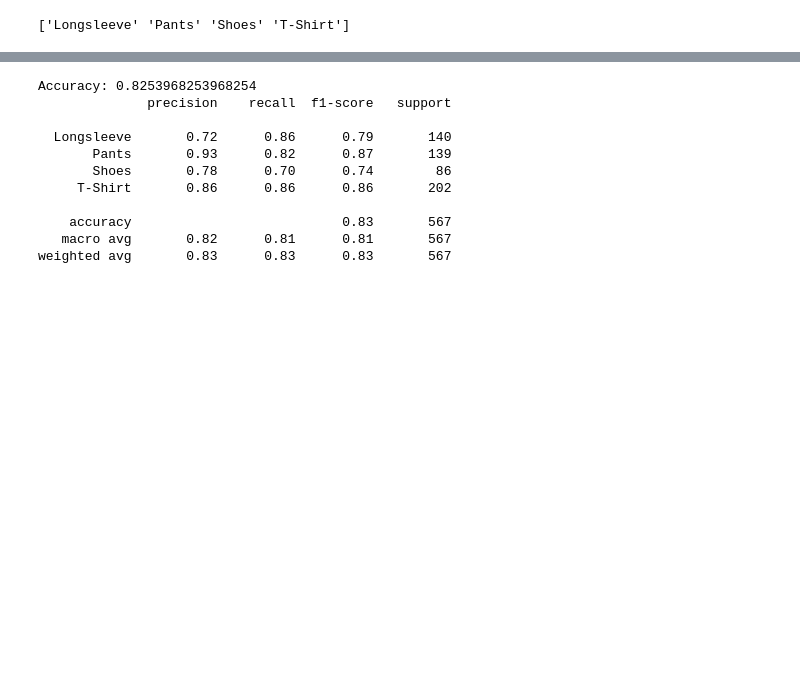
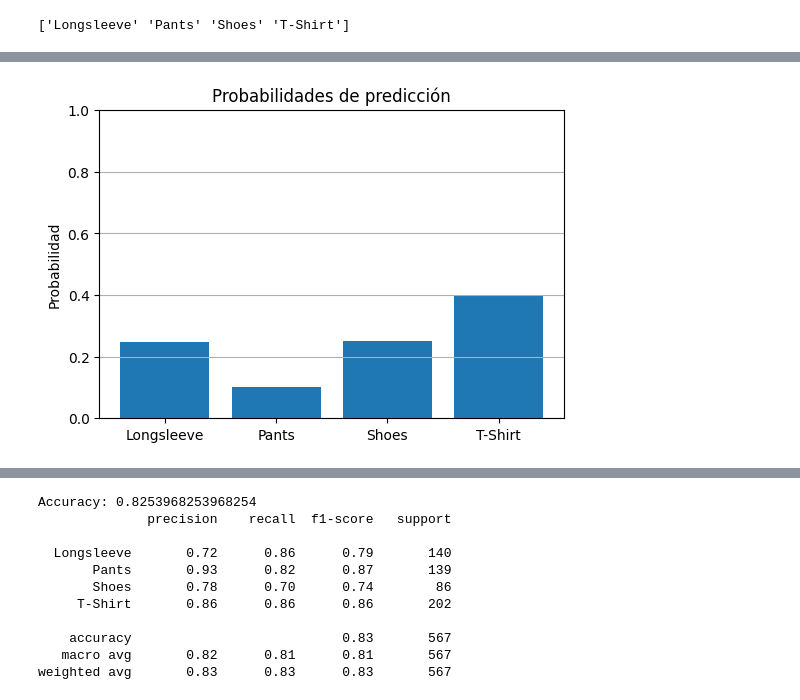
Before and after one commit to JustinLucero07/AprendizajePractica3, a Jupyter notebook: Comparacion_modelos_SVM_CNN.ipynb, the cells around one changed output, grey strips where cells are left out. Cells and saved outputs as stored; diff of their text form; code cells hidden in the pictures; blank space fills up the shorter version.

```diff
--- a/Comparacion_modelos_SVM_CNN.ipynb
+++ b/Comparacion_modelos_SVM_CNN.ipynb
@@ -159,0 +191,10 @@ y_pred = svm.predict(X_test_pca)
+# %%
+plt.figure(figsize=(6,4))
+plt.bar(le.classes_, probas[0])
+plt.title("Probabilidades de predicción")
+plt.ylabel("Probabilidad")
+plt.ylim(0,1)
+plt.grid(axis='y')
+plt.show()
+# %% [output]
+[figure, added]
```
Also changed, not shown: parts of 21 cells of this notebook, 1 other file.
